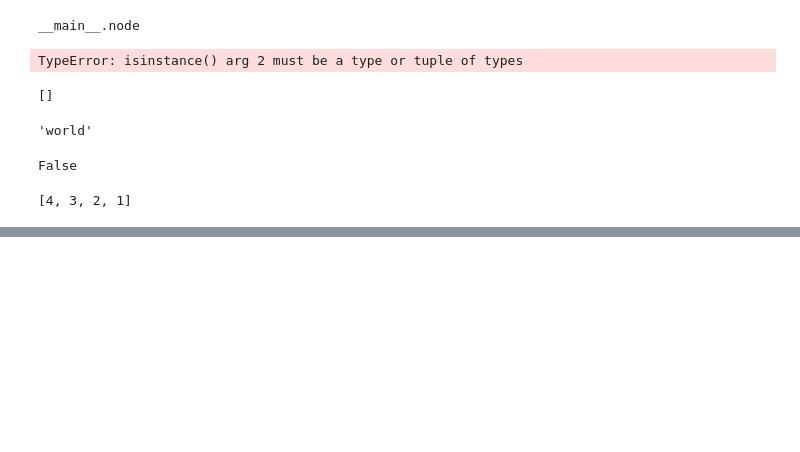
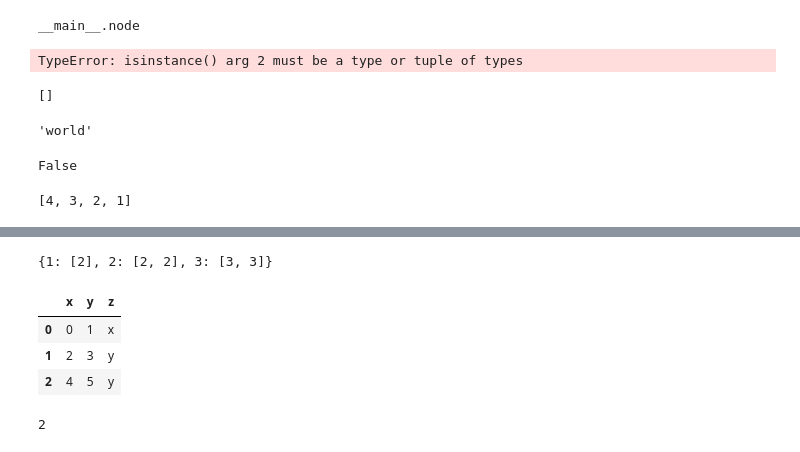
Before and after one commit to yangjjie94/labelSeries, a Jupyter notebook: pascalvoc.ipynb, the cells around one changed output, grey strips where cells are left out. Saved outputs shown, nothing was run; the diff lists cells and outputs as text; code cells hidden in the pictures; blank space fills up the shorter version.

```diff
--- a/pascalvoc.ipynb
+++ b/pascalvoc.ipynb
@@ -1102,0 +1172,5 @@ list(reversed([1,2,3,4]))
+# %%
+dict1.update(dict2)
+dict1
+# %% [output]
+{1: [2], 2: [2, 2], 3: [3, 3]}
@@ -1102,0 +1179,13 @@ list(reversed([1,2,3,4]))
+# %%
+df = pd.DataFrame([(0,1,"x"),(2,3,"y"),(4,5,"y")], columns= ['x','y','z'])
+# %%
+df
+# %% [output]
+|  | x | y | z |
+| 0 | 0 | 1 | x |
+| 1 | 2 | 3 | y |
+| 2 | 4 | 5 | y |
+# %%
+df["x"][1]
+# %% [output]
+2
```
Also changed, not shown: parts of 19 cells of this notebook, 20 other files.
